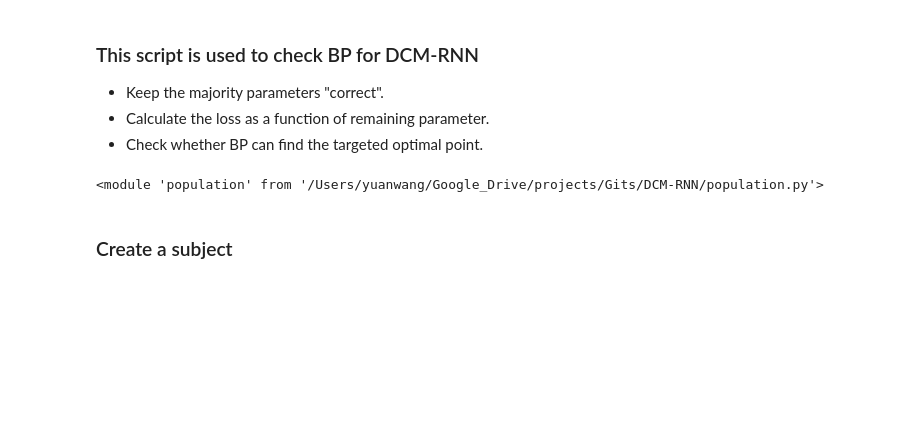
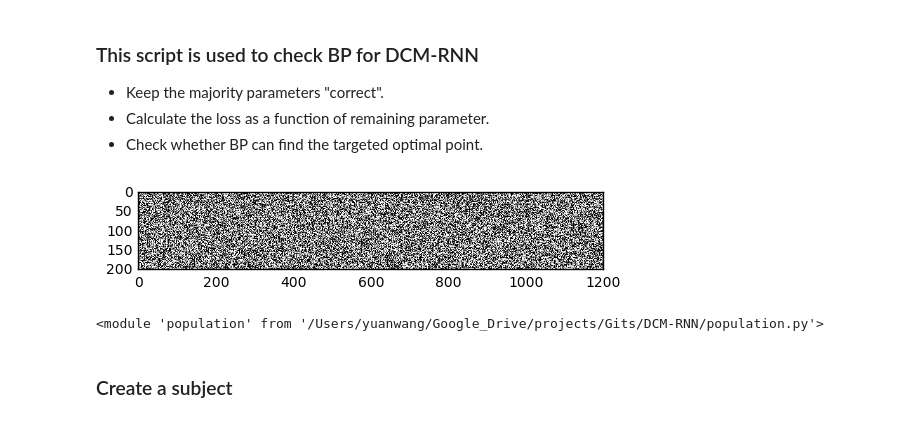
Before and after one commit to YuanWangOnward/DCM_RNN, a Jupyter notebook: BP_check.ipynb, the cells around one changed output. Drawn from its saved outputs; the diff is of its cells as text; code cells hidden in the pictures; blank space fills up the shorter version.

```diff
--- a/BP_check.ipynb
+++ b/BP_check.ipynb
@@ -20,6 +20,11 @@ from scipy.interpolate import interp1d
 import os,shutil
 import pandas as pd
 from tensorflow.python.client import timeline
+# %%
+m=np.random.randint(2, size=(200,1200))
+imgplot = plt.imshow(m,cmap='Greys_r')
+# %% [output]
+[figure, added]
 # %%
 import CBI
 import population
```
Also changed, not shown: 9 other files.
